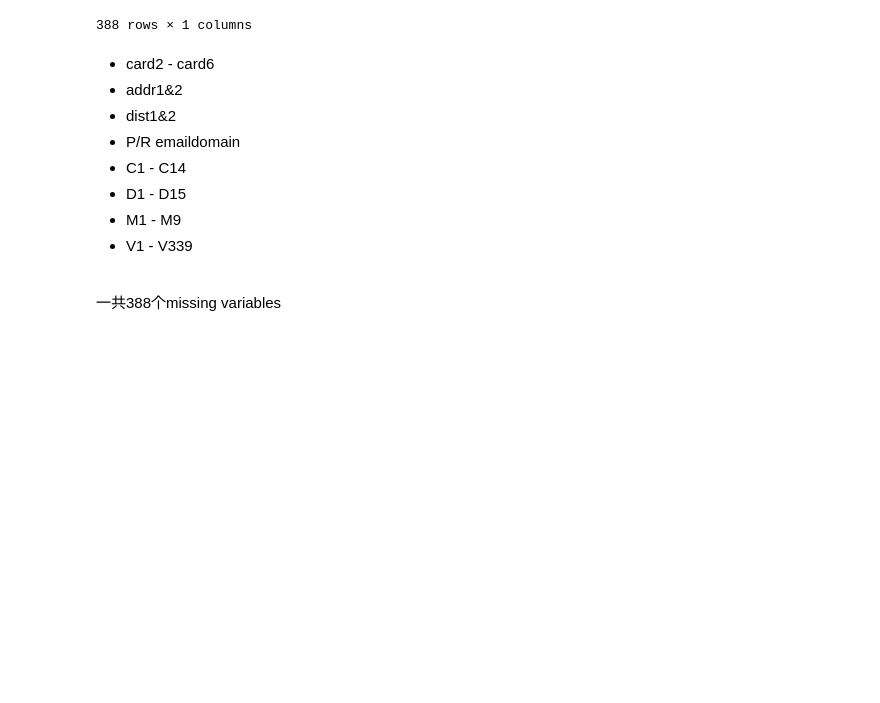
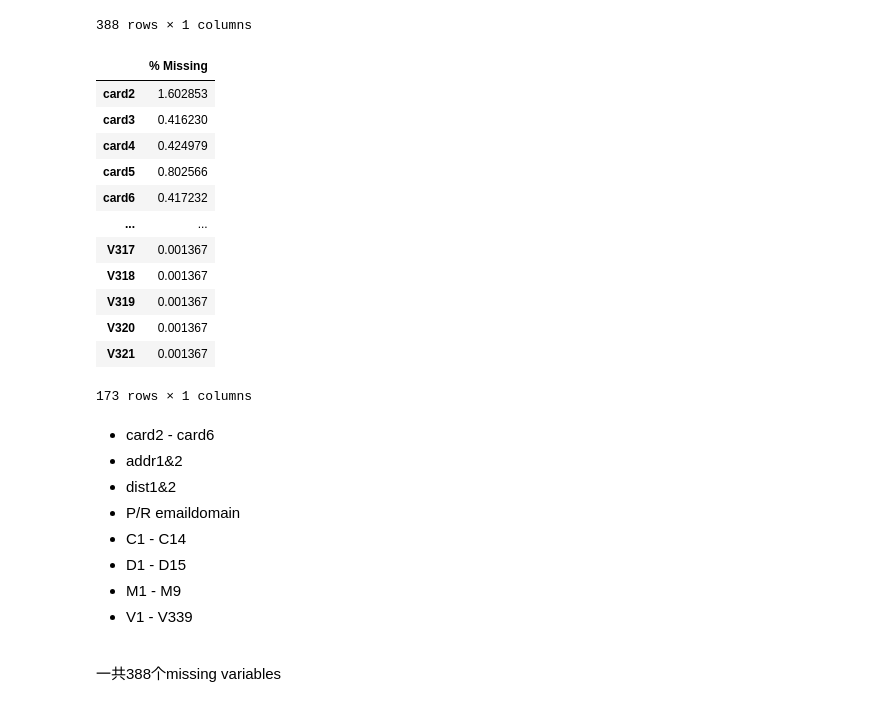
Before and after one commit to zrrddd/IEEE_CIS_Fraud_Detection, a Jupyter notebook: EDA.ipynb, the cells around one changed output. Saved outputs shown, nothing was run; the diff lists cells and outputs as text; code cells hidden in the pictures; blank space fills up the shorter version.

```diff
--- a/EDA.ipynb
+++ b/EDA.ipynb
@@ -135,6 +135,22 @@ missing
 | V338 | 85.528845 |
 | V339 | 85.528845 |
 388 rows × 1 columns
+# %%
+missing[missing['% Missing'] < 10]
+# %% [output]
+|  | % Missing |
+| card2 | 1.602853 |
+| card3 | 0.416230 |
+| card4 | 0.424979 |
+| card5 | 0.802566 |
+| card6 | 0.417232 |
+| ... | ... |
+| V317 | 0.001367 |
+| V318 | 0.001367 |
+| V319 | 0.001367 |
+| V320 | 0.001367 |
+| V321 | 0.001367 |
+173 rows × 1 columns
 # %% [markdown]
 - card2 - card6
 - addr1&2
```
